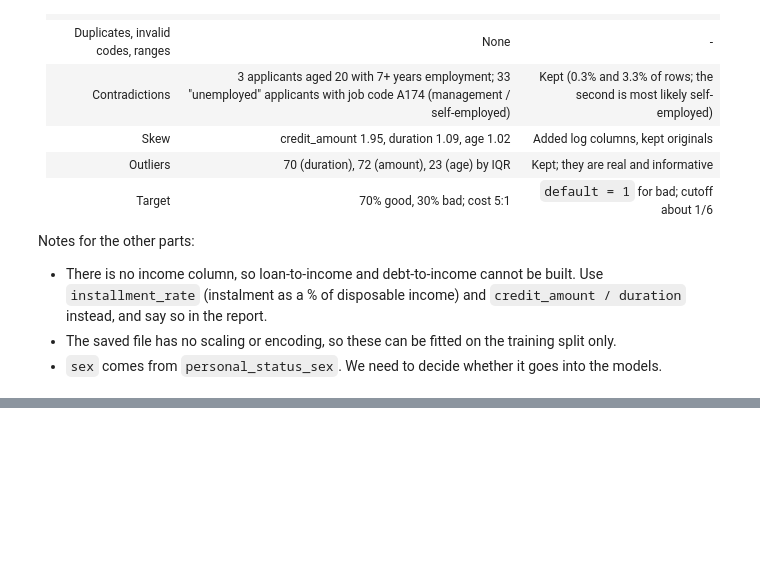
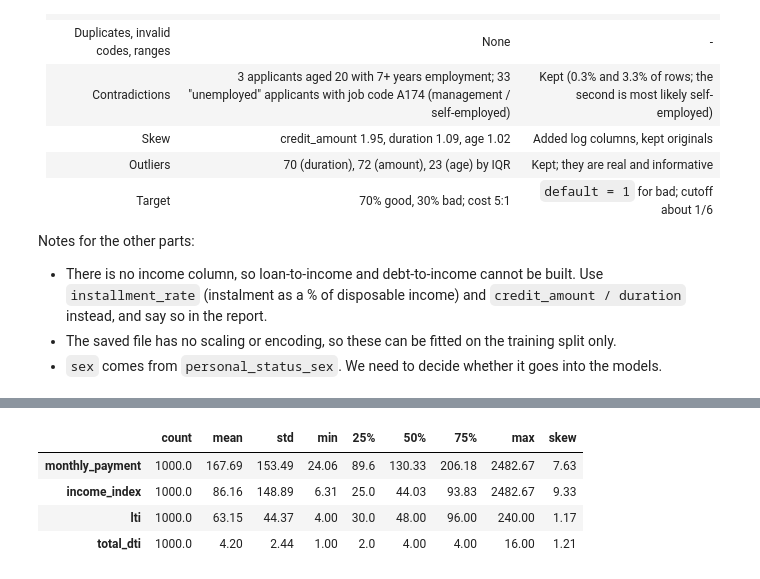
Before and after one commit to chrisgoh9/dseqf4212-group8, a Jupyter notebook: 01_data_cleaning_eda.ipynb, the cells around one changed output, grey strips where cells are left out. Cells and saved outputs as stored; diff of their text form; code cells hidden in the pictures; blank space fills up the shorter version.

```diff
--- a/01_data_cleaning_eda.ipynb
+++ b/01_data_cleaning_eda.ipynb
@@ -356,0 +368,3 @@ Notes for the other parts:
+# %%
+from sklearn.model_selection import train_test_split
+fe = df.copy()
@@ -356,0 +380,20 @@ Notes for the other parts:
+# %%
+fe["monthly_payment"] = fe["credit_amount"] / fe["duration"]          # flat instalment, no interest
+fe["dti"] = fe["installment_rate"]                                    # this loan's instalment / disposable income (1-4)
+fe["income_index"] = fe["monthly_payment"] / fe["installment_rate"]   # proportional to monthly disposable income
+fe["lti"] = fe["credit_amount"] / fe["income_index"]                  # loan / monthly income, = duration * rate
+fe["total_dti"] = fe["installment_rate"] * fe["existing_credits"]     # burden if other credits look like this one
+fe["other_installments"] = (fe["other_installment"] != "none").astype(int)
+assert np.allclose(fe["lti"], fe["duration"] * fe["installment_rate"])
+
+for c in ["monthly_payment", "income_index", "lti"]:
+    fe[f"log_{c}"] = np.log1p(fe[c])
+
+NEW_NUM = ["monthly_payment", "income_index", "lti", "total_dti"]
+fe[NEW_NUM].describe().T.assign(skew=fe[NEW_NUM].skew()).round(2)
+# %% [output]
+|  | count | mean | std | min | 25% | 50% | 75% | max | skew |
+| monthly_payment | 1000.0 | 167.69 | 153.49 | 24.06 | 89.6 | 130.33 | 206.18 | 2482.67 | 7.63 |
+| income_index | 1000.0 | 86.16 | 148.89 | 6.31 | 25.0 | 44.03 | 93.83 | 2482.67 | 9.33 |
+| lti | 1000.0 | 63.15 | 44.37 | 4.00 | 30.0 | 48.00 | 96.00 | 240.00 | 1.17 |
+| total_dti | 1000.0 | 4.20 | 2.44 | 1.00 | 2.0 | 4.00 | 4.00 | 16.00 | 1.21 |
```
Also changed, not shown: parts of 12 cells of this notebook, 1 other file.
